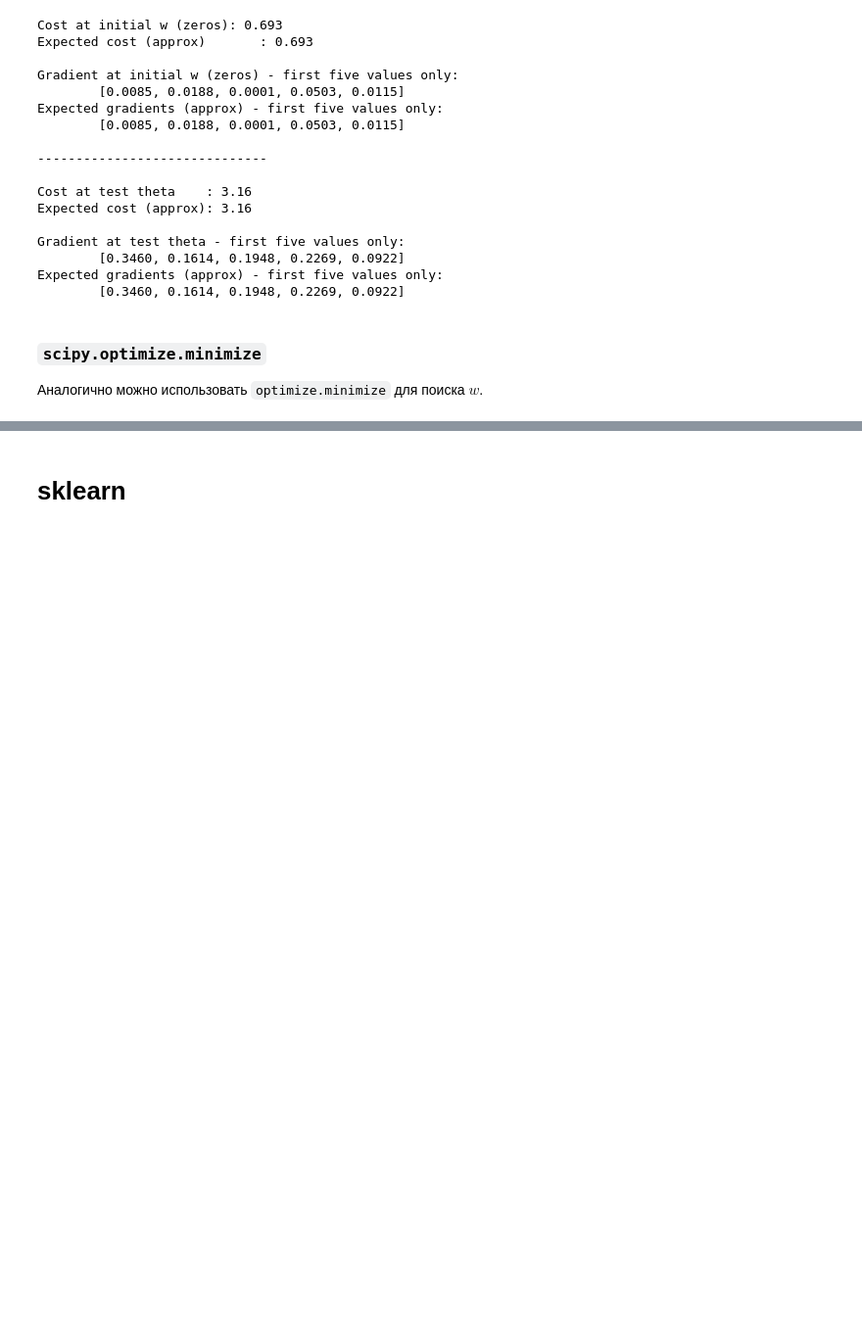
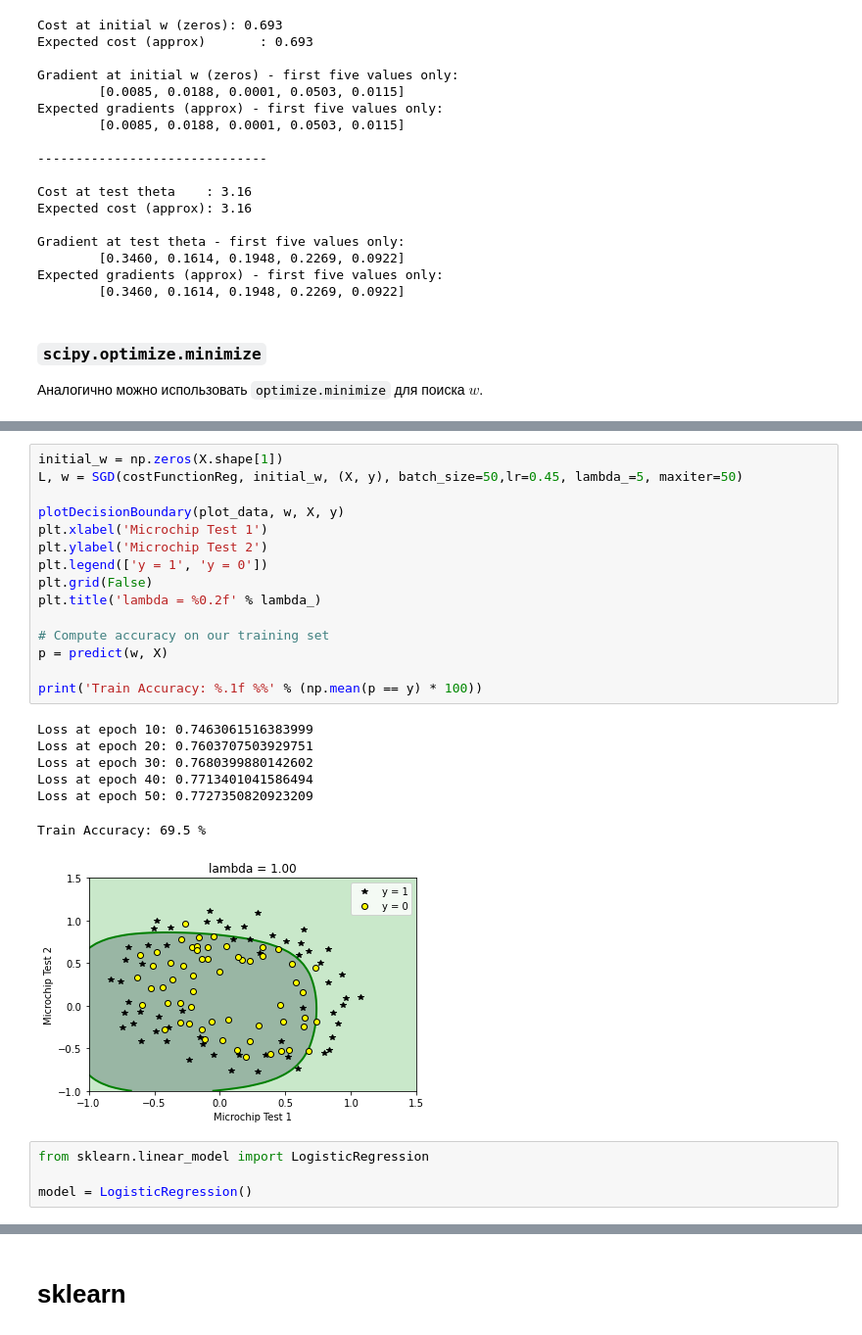
Before and after one commit to daniildiveev/ml-course-shad, a Jupyter notebook: 1st_homework/logreg&metrics.ipynb, the cells around one changed output, grey strips where cells are left out. Shown at 98% size. Drawn from its saved outputs; the diff is of its cells as text; blank space fills up the shorter version.

```diff
--- a/1st_homework/logreg&metrics.ipynb
+++ b/1st_homework/logreg&metrics.ipynb
@@ -661,0 +692,27 @@ Expected accuracy (with lambda = 1): 83.1 % (approx)
+# %%
+initial_w = np.zeros(X.shape[1])
+L, w = SGD(costFunctionReg, initial_w, (X, y), batch_size=50,lr=0.45, lambda_=5, maxiter=50)
+
+plotDecisionBoundary(plot_data, w, X, y)
+plt.xlabel('Microchip Test 1')
+plt.ylabel('Microchip Test 2')
+plt.legend(['y = 1', 'y = 0'])
+plt.grid(False)
+plt.title('lambda = %0.2f' % lambda_)
+
+# Compute accuracy on our training set
+p = predict(w, X)
+
+print('Train Accuracy: %.1f %%' % (np.mean(p == y) * 100))
+# %% [output]
+Loss at epoch 10: 0.7463061516383999
+Loss at epoch 20: 0.7603707503929751
+Loss at epoch 30: 0.7680399880142602
+Loss at epoch 40: 0.7713401041586494
+Loss at epoch 50: 0.7727350820923209
+Train Accuracy: 69.5 %
+[figure, added]
+# %%
+from sklearn.linear_model import LogisticRegression
+
+model = LogisticRegression()
```
Also changed, not shown: parts of 4 cells of this notebook.
